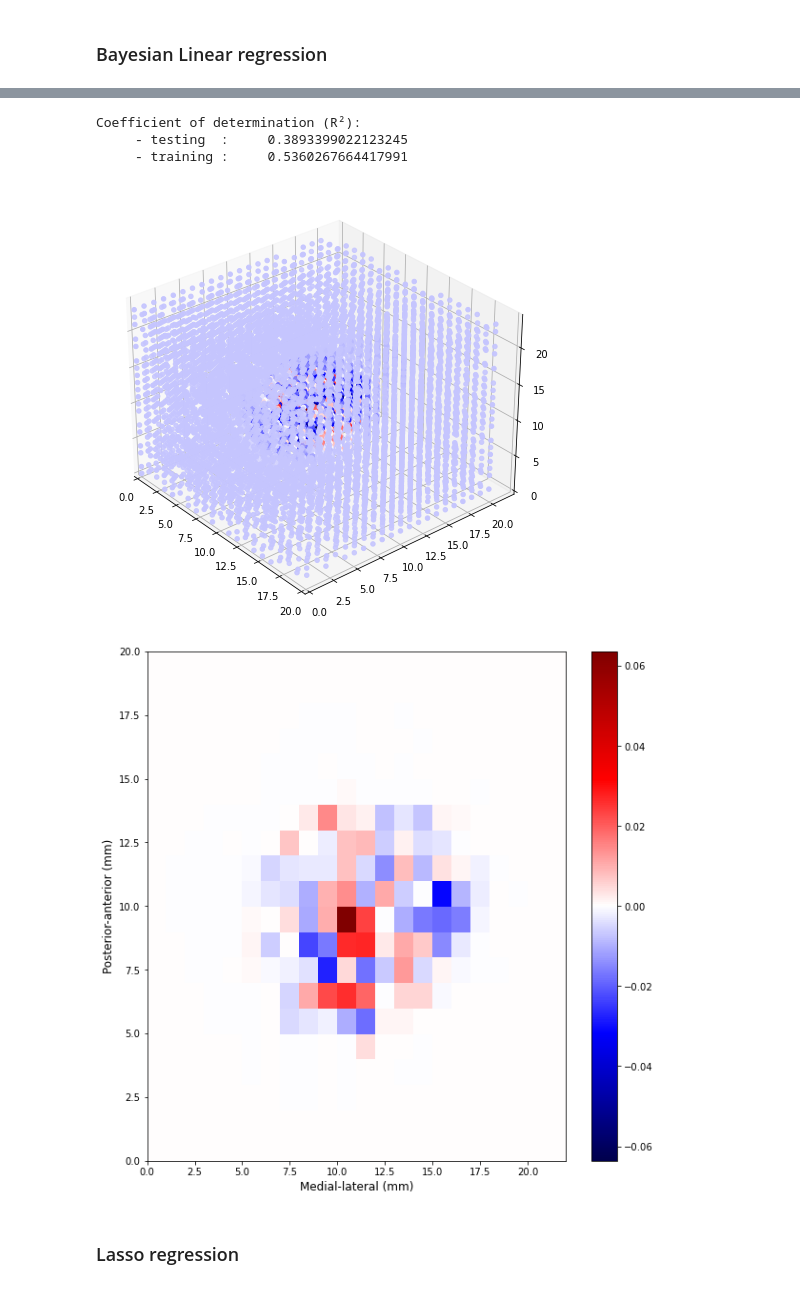
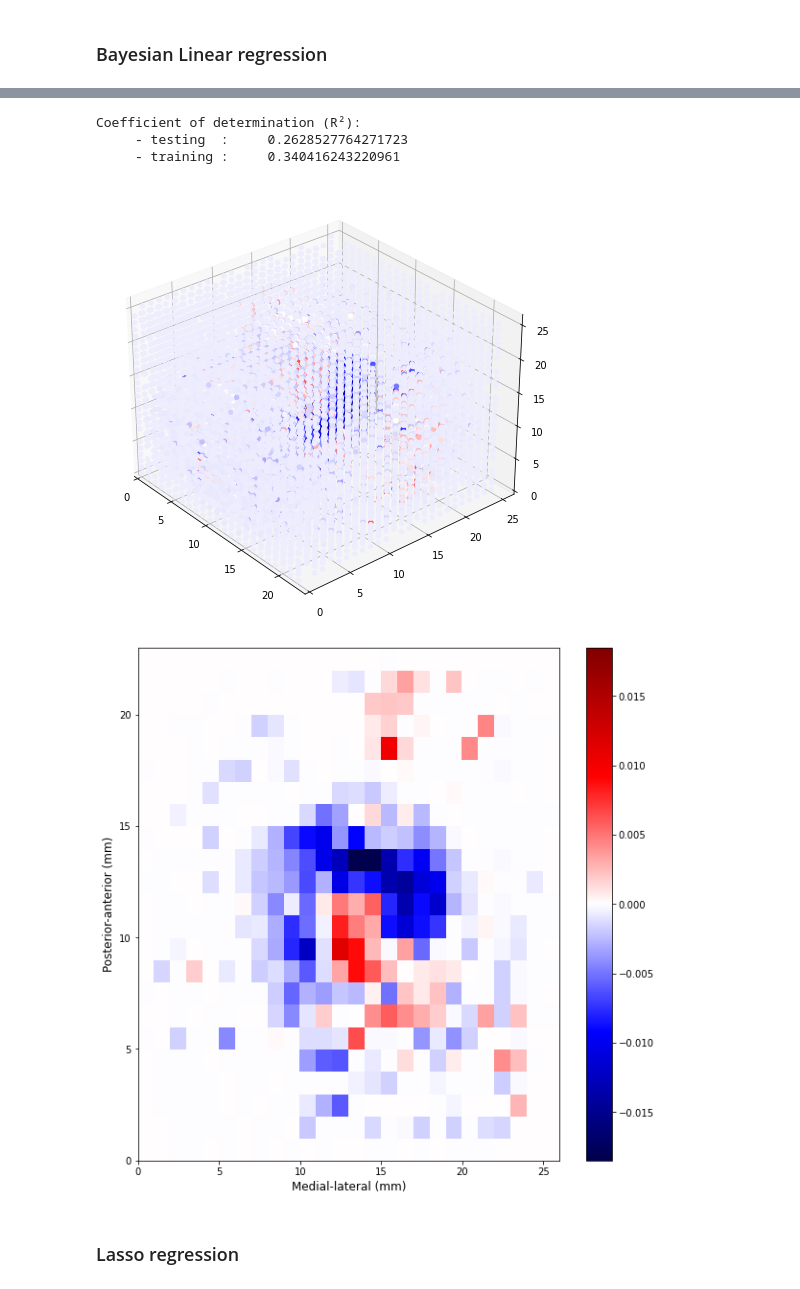
Before and after one commit to QuentinSav/probabilistic-stimulation-maps, a Jupyter notebook: modelEvaluation.ipynb, the cells around one changed output, grey strips where cells are left out. Cells and saved outputs as stored; diff of their text form; code cells hidden in the pictures.

```diff
--- a/modelEvaluation.ipynb
+++ b/modelEvaluation.ipynb
@@ -33,8 +28,10 @@ FONT_LEGEND_PLOT = {'family': 'sans-serif',
 ## Preprocessed data import
 The data have already been preprocessed using the matlab class PSM (using the generateExportData function).
 # %%
+from sklearn.preprocessing import StandardScaler
+
 # Load vectorized VTA matrix
-dataset = scipy.io.loadmat('../../03_Data/ML_datasets/trilinear_interpolation/dataset_1300um.mat')
+dataset = scipy.io.loadmat('../../03_Data/ML_datasets/trilinear_interpolation/dataset_900um.mat')
 table = pandas.read_csv('table.csv')
 
 amp = table['amplitude']
@@ -51,15 +48,20 @@ CONTAINER_AFFINE = np.squeeze(np.array(dataset['container_affine']))
 CONTAINER_SHAPE = np.squeeze(np.array(dataset['container_shape']))
 
 # Create partitions of training and testing sets
-X_train, X_test, y_train, y_test = train_test_split(X, y, test_size=0.1, random_state=42)
+X_train, X_test, y_train, y_test = train_test_split(X, y, test_size=0.2, random_state=41)
+
+scaler = StandardScaler().fit(X_train)
+
+X_train = scaler.transform(X_train)
+X_test = scaler.transform(X_test)
+
+print("min_test = ", np.min(X_test))
+print("max_test = ", np.max(X_test))
+print("min_train = ", np.min(X_train))
+print("max_train = ", np.max(X_train))
 
 newrow1 = np.ones((1, X.shape[1]))
 newrow0 = np.zeros((1, X.shape[1]))
 newrow0[0, 0] = 1
 
-
-#X_train = np.vstack([X_train, newrow0])
-#y_train = np.hstack([y_train, 0])
-#X_train = np.vstack([X_train, newrow1])
-#y_train = np.hstack([y_train, 0])
-#y_train = np.clip(y_train + np.random.normal(0, 0.5, y_train.shape[0]), 0, 1)
+print("Number of features:    n = ", np.sum(np.max(X_train, axis=0), axis=0))
@@ -72,7 +80,7 @@ Before going into the generation of the maps, this section creates function usef
 As the data (the VTA voxels values) are provided under a vectorized form, it is necessary to be able to reconstruct the map. The first feature of the matrix is the intercept term and is cannot be displayed with the rest of the map voxels.
 # %%
 def logit(x):
-    eps = 1e-6
+    eps = 1e-3
     return np.log((x+eps)/(1-x+eps))
 
 def invlogit(x):
@@ -202,6 +210,7 @@ def plot_results(model, X_test, y_test, X_train, y_train, transformed=False):
     pred_test = model.predict(X_test)
     pred_train = model.predict(X_train)
 
+    print(pred_test)
     if transformed:
         pred_test = invlogit(pred_test)
         pred_train = invlogit(pred_train)
@@ -238,7 +247,7 @@ def plot_results(model, X_test, y_test, X_train, y_train, transformed=False):
     axs[1].scatter(pred_train, y_train, s=8)
     axs[1].set_aspect('equal', 'box')
 
-    if not transformed:
+    if False:# transformed:
         axs[0].set_xlim([-0.05, 1.05])
         axs[0].set_ylim([-0.05, 1.05])
 
@@ -300,8 +304,8 @@ Coefficient of determination (R²):
 from sklearn.linear_model import BayesianRidge
 
 model = BayesianRidge(alpha_1=1e-3, alpha_2=1e-3, lambda_1=1e-3, lambda_2=1e-3)
-model.fit(X_train, (y_train))
-plot_results(model, X_test, y_test, X_train, y_train, transformed=False)
+model.fit(X_train, logit(y_train))
+plot_results(model, X_test, y_test, X_train, y_train, transformed=True)
 plot_map(model, dim='3D')
 plot_map(model, dim='2D')
 # %% [output]
@@ -309,8 +313,8 @@ plot_map(model, dim='2D')
 Coefficient of determination (R²):
-     - testing  :     0.3893399022123245
-     - training :     0.5360267664417991
+     - testing  :     0.2628527764271723
+     - training :     0.340416243220961
-[figure, old version]
+[figure, new version]
-[figure, old version]
+[figure, new version]
 # %% [markdown]
 ### Lasso regression
 # %%
```
Also changed, not shown: parts of 17 cells of this notebook, 1 other file.
